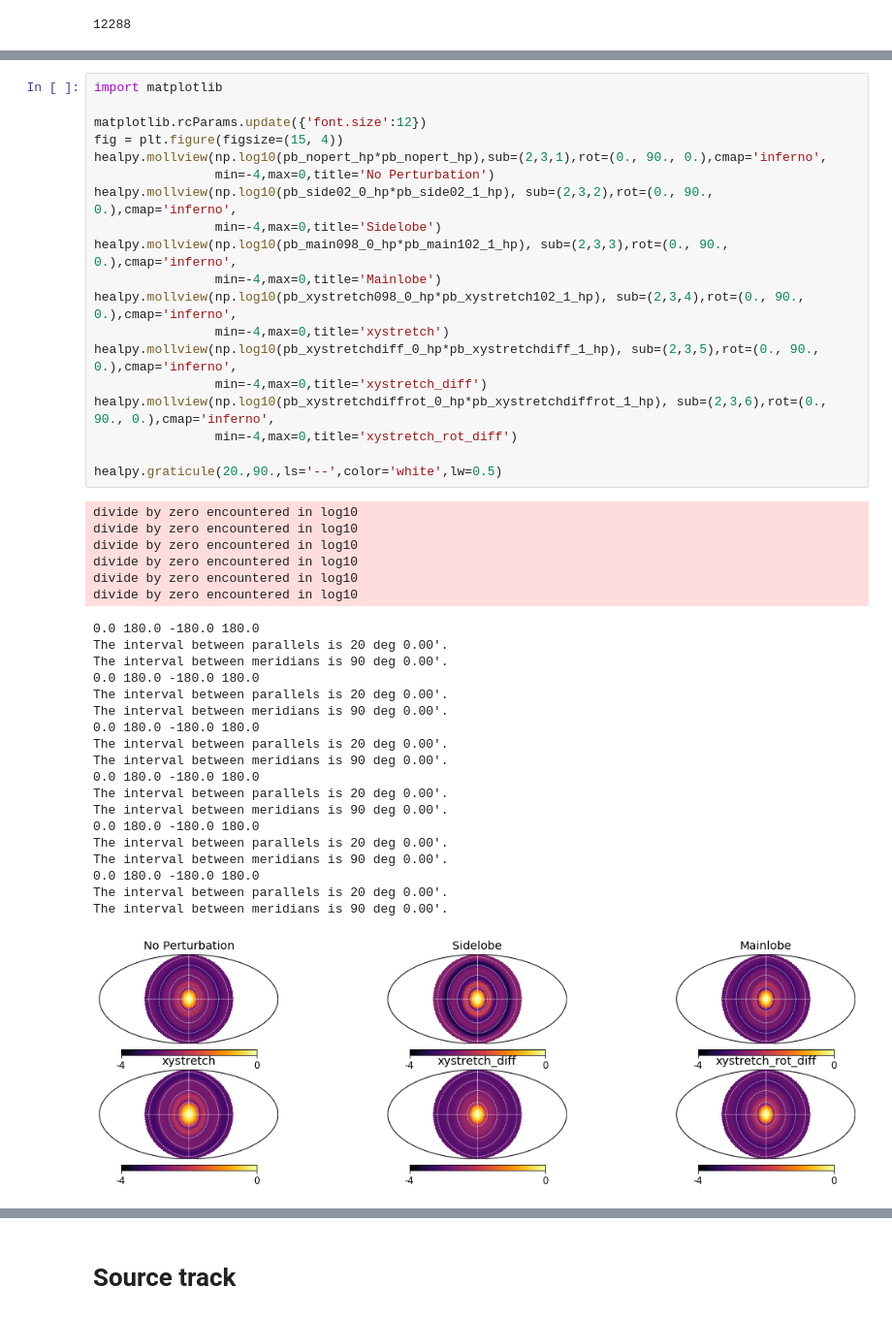
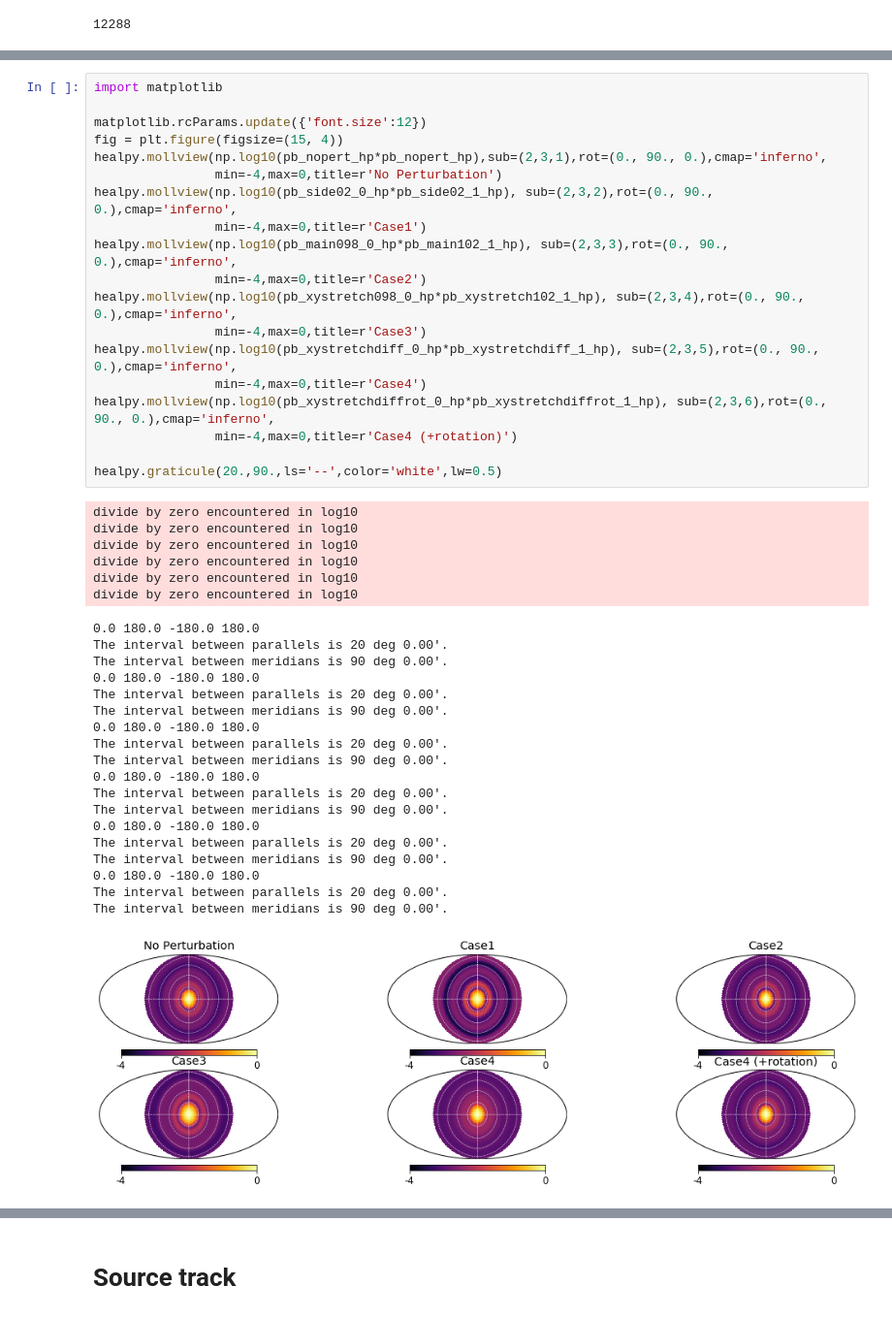
Before and after one commit to philbull/non-redundant-pipeline, a Jupyter notebook: plot.ipynb, the cells around one changed output, grey strips where cells are left out. Shown at 97% size. Cells and saved outputs as stored; diff of their text form.

```diff
--- a/plot.ipynb
+++ b/plot.ipynb
@@ -169,45 +169,45 @@ import matplotlib
 matplotlib.rcParams.update({'font.size':12})
 fig = plt.figure(figsize=(15, 4))
 healpy.mollview(np.log10(pb_nopert_hp*pb_nopert_hp),sub=(2,3,1),rot=(0., 90., 0.),cmap='inferno',
-                min=-4,max=0,title='No Perturbation')
+                min=-4,max=0,title=r'No Perturbation')
 healpy.mollview(np.log10(pb_side02_0_hp*pb_side02_1_hp), sub=(2,3,2),rot=(0., 90., 0.),cmap='inferno',
-                min=-4,max=0,title='Sidelobe')
+                min=-4,max=0,title=r'Case1')
 healpy.mollview(np.log10(pb_main098_0_hp*pb_main102_1_hp), sub=(2,3,3),rot=(0., 90., 0.),cmap='inferno',
-                min=-4,max=0,title='Mainlobe')
+                min=-4,max=0,title=r'Case2')
 healpy.mollview(np.log10(pb_xystretch098_0_hp*pb_xystretch102_1_hp), sub=(2,3,4),rot=(0., 90., 0.),cmap='inferno',
-                min=-4,max=0,title='xystretch')
+                min=-4,max=0,title=r'Case3')
 healpy.mollview(np.log10(pb_xystretchdiff_0_hp*pb_xystretchdiff_1_hp), sub=(2,3,5),rot=(0., 90., 0.),cmap='inferno',
-                min=-4,max=0,title='xystretch_diff')
+                min=-4,max=0,title=r'Case4')
 healpy.mollview(np.log10(pb_xystretchdiffrot_0_hp*pb_xystretchdiffrot_1_hp), sub=(2,3,6),rot=(0., 90., 0.),cmap='inferno',
-                min=-4,max=0,title='xystretch_rot_diff')
+                min=-4,max=0,title=r'Case4 (+rotation)')
 
 healpy.graticule(20.,90.,ls='--',color='white',lw=0.5)
 # %% [output]
 divide by zero encountered in log10
 divide by zero encountered in log10
 divide by zero encountered in log10
 divide by zero encountered in log10
 divide by zero encountered in log10
 divide by zero encountered in log10
 0.0 180.0 -180.0 180.0
 The interval between parallels is 20 deg 0.00'.
 The interval between meridians is 90 deg 0.00'.
 0.0 180.0 -180.0 180.0
 The interval between parallels is 20 deg 0.00'.
 The interval between meridians is 90 deg 0.00'.
 0.0 180.0 -180.0 180.0
 The interval between parallels is 20 deg 0.00'.
 The interval between meridians is 90 deg 0.00'.
 0.0 180.0 -180.0 180.0
 The interval between parallels is 20 deg 0.00'.
 The interval between meridians is 90 deg 0.00'.
 0.0 180.0 -180.0 180.0
 The interval between parallels is 20 deg 0.00'.
 The interval between meridians is 90 deg 0.00'.
 0.0 180.0 -180.0 180.0
 The interval between parallels is 20 deg 0.00'.
 The interval between meridians is 90 deg 0.00'.
-[figure, old version]
+[figure, new version]
 # %%
 fig = plt.figure(figsize=(15, 4))
 healpy.mollview(np.log10(pb_nopert_hp*pb_nopert_hp),sub=(2,3,1),rot=(0., 90., 0.),
```
Also changed, not shown: parts of 33 cells of this notebook, 17 other files.
